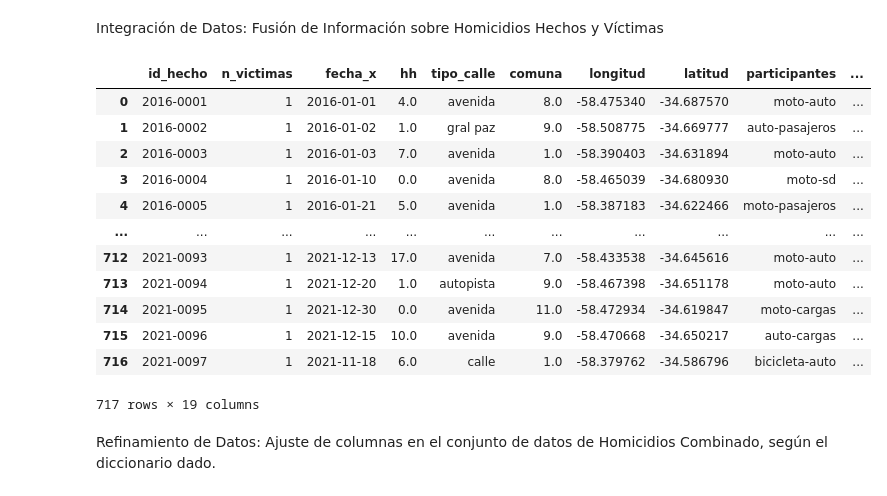
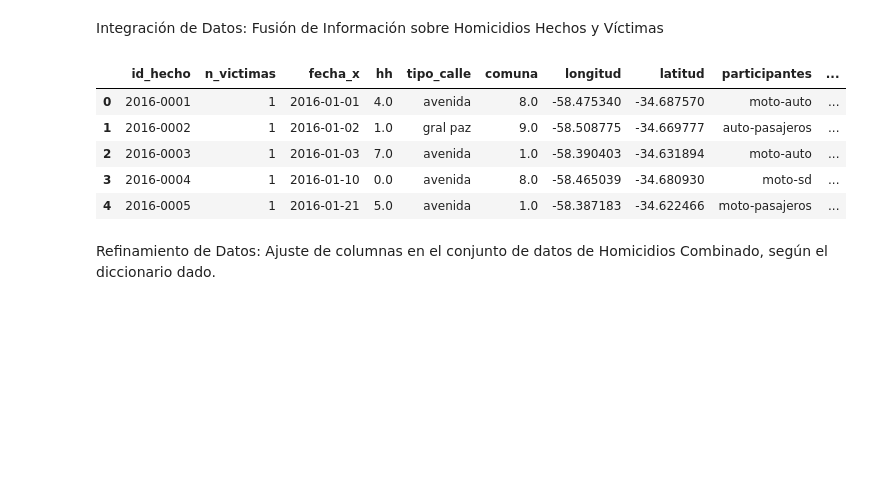
Before and after one commit to saby00/Proyecto_2_Siniestro, a Jupyter notebook: 1.ETL.ipynb, the cells around one changed output. Saved outputs shown, nothing was run; the diff lists cells and outputs as text; code cells hidden in the pictures; blank space fills up the shorter version.

```diff
--- a/1.ETL.ipynb
+++ b/1.ETL.ipynb
@@ -349,7 +301,7 @@ df_lesiones_victimas.head()
 # %%
 # Creamos una función para asignar el rango etario
 
-def asignar_rango_etario(edad):
+def asignar_rango(edad):
     rangos_etarios = {
         (0, 17): "1_ 0 a 17 años",
         (18, 29): "2_ 18 a 29 años",
@@ -386,7 +335,7 @@ memory usage: 1.1+ MB
 # %% [markdown]
 # ETL dataframe ``HOMICIDIOS-HECHOS``
 # %%
-homicidios_hechos= pd.read_excel('../datasets/raw/homicidios.xlsx',sheet_name = 'HECHOS',na_values=['SD', 'sd'])
+homicidios_hechos= pd.read_excel('datos/homicidios.xlsx',sheet_name = 'HECHOS',na_values=['SD', 'sd'])
 # %%
 homicidios_hechos.head()
 # %% [output]
@@ -536,7 +485,7 @@ resumen_tipos_de_datos(homicidios_hechos)
 # %% [markdown]
 # ETL dataframe ``HOMICIDIOS-VICTIMAS``
 # %%
-df_homicidios_victimas= pd.read_excel('../datasets/raw/homicidios.xlsx',sheet_name = 'VICTIMAS',na_values=['SD', 'sd'])
+df_homicidios_victimas= pd.read_excel('datos/homicidios.xlsx',sheet_name = 'VICTIMAS',na_values=['SD', 'sd'])
 # %%
 df_homicidios_victimas.head()
 # %% [output]
@@ -657,21 +606,14 @@ Integración de Datos: Fusión de Información sobre Homicidios Hechos y Víctim
 # %%
 df_homicidios_combinado = pd.merge(homicidios_hechos, df_homicidios_victimas, how='inner', on='id_hecho')
 # %%
-df_homicidios_combinado
+df_homicidios_combinado.head()
 # %% [output]
 |  | id_hecho | n_victimas | fecha_x | hh | tipo_calle | comuna | longitud | latitud | participantes | ... |
 | 0 | 2016-0001 | 1 | 2016-01-01 | 4.0 | avenida | 8.0 | -58.475340 | -34.687570 | moto-auto | ... |
 | 1 | 2016-0002 | 1 | 2016-01-02 | 1.0 | gral paz | 9.0 | -58.508775 | -34.669777 | auto-pasajeros | ... |
 | 2 | 2016-0003 | 1 | 2016-01-03 | 7.0 | avenida | 1.0 | -58.390403 | -34.631894 | moto-auto | ... |
 | 3 | 2016-0004 | 1 | 2016-01-10 | 0.0 | avenida | 8.0 | -58.465039 | -34.680930 | moto-sd | ... |
 | 4 | 2016-0005 | 1 | 2016-01-21 | 5.0 | avenida | 1.0 | -58.387183 | -34.622466 | moto-pasajeros | ... |
-| ... | ... | ... | ... | ... | ... | ... | ... | ... | ... | ... |
-| 712 | 2021-0093 | 1 | 2021-12-13 | 17.0 | avenida | 7.0 | -58.433538 | -34.645616 | moto-auto | ... |
-| 713 | 2021-0094 | 1 | 2021-12-20 | 1.0 | autopista | 9.0 | -58.467398 | -34.651178 | moto-auto | ... |
-| 714 | 2021-0095 | 1 | 2021-12-30 | 0.0 | avenida | 11.0 | -58.472934 | -34.619847 | moto-cargas | ... |
-| 715 | 2021-0096 | 1 | 2021-12-15 | 10.0 | avenida | 9.0 | -58.470668 | -34.650217 | auto-cargas | ... |
-| 716 | 2021-0097 | 1 | 2021-11-18 | 6.0 | calle | 1.0 | -58.379762 | -34.586796 | bicicleta-auto | ... |
-717 rows × 19 columns
 # %% [markdown]
 Refinamiento de Datos: Ajuste de columnas en el conjunto de datos de Homicidios Combinado, según el diccionario dado.
 # %%
```
Also changed, not shown: parts of 58 cells of this notebook, 3 other files.
